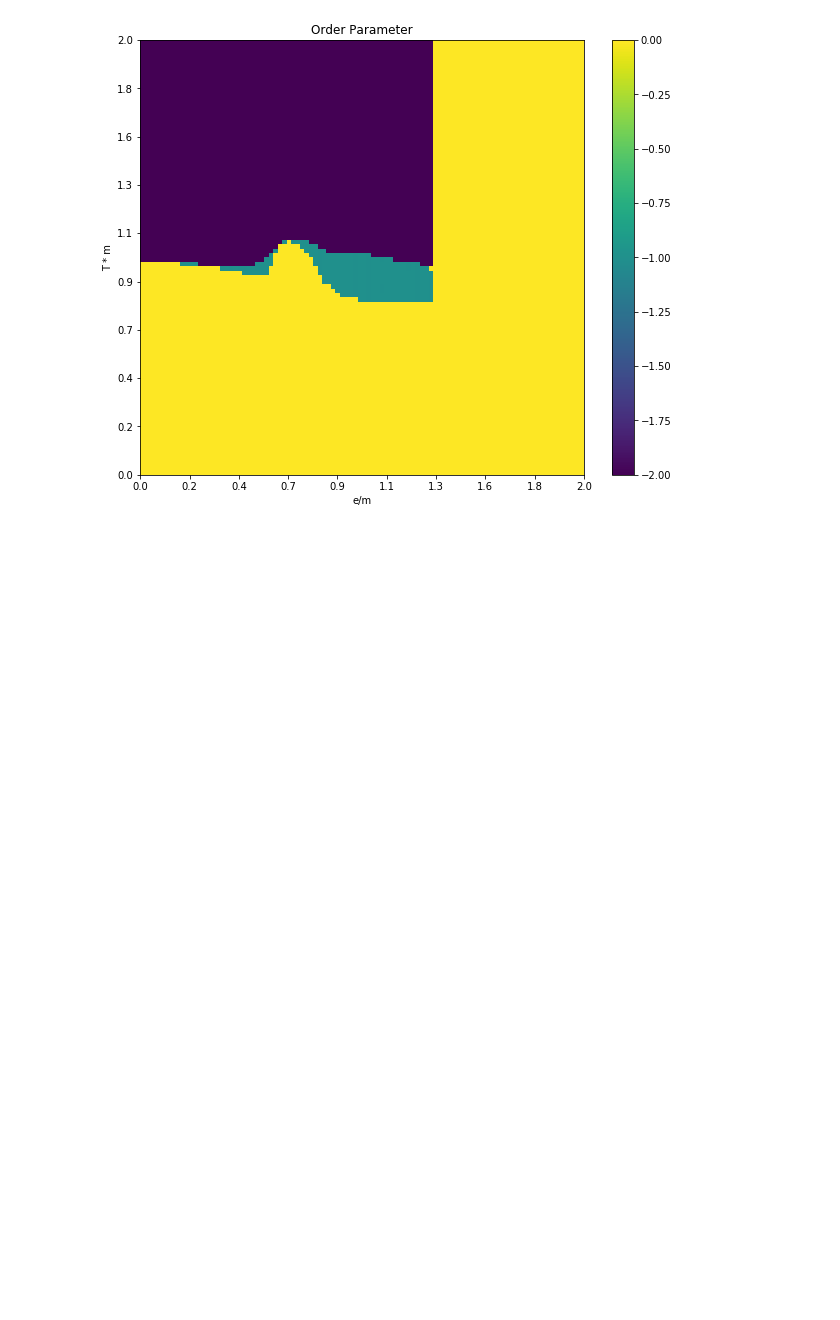
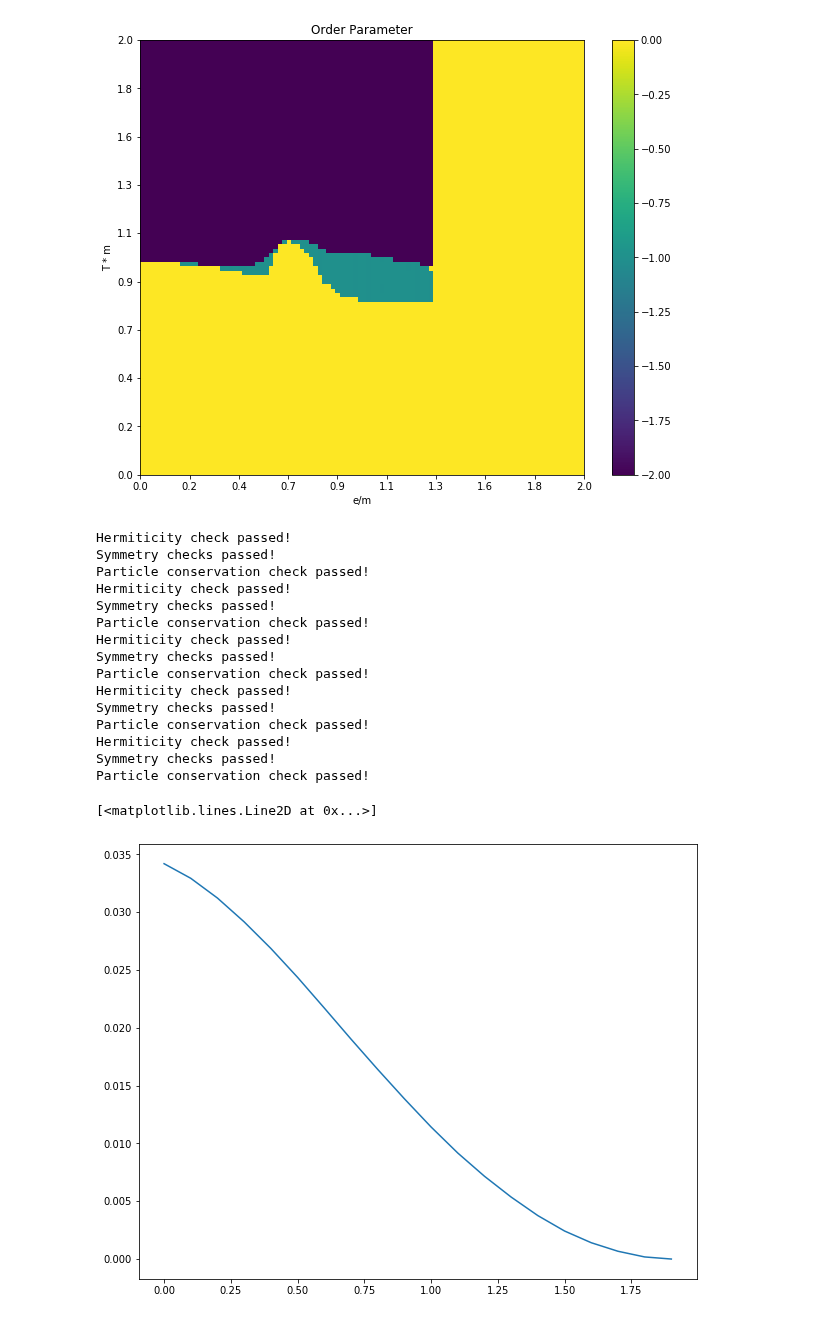
Before and after one commit to jacarolan/QuSpinLatticeFermions, a Jupyter notebook: ParameterScans.ipynb, the cells around one changed output. Drawn from its saved outputs; the diff is of its cells as text; code cells hidden in the pictures; blank space fills up the shorter version.

```diff
--- a/ParameterScans.ipynb
+++ b/ParameterScans.ipynb
@@ -303,3 +303,31 @@ ax.set_yticklabels(yticks)
 ax.yaxis.set_major_locator(ticker.LinearLocator(y_tickcount))
 # %% [output]
 [figure]
+# %%
+TSTEPS = 20
+TF = 2
+NINPUT = 8
+MINPUT = .8
+EVAL = np.sqrt(MINPUT*2)
+tempvecNu,tempvecL = simulate(TF,NINPUT,EVAL,MINPUT,TSTEPS)
+vecL = np.flip(tempvecL)
+vecNu = np.flip(tempvecNu)
+plt.plot(np.arange(TSTEPS)*TF/TSTEPS,vecL)
+# %% [output]
+Hermiticity check passed!
+Symmetry checks passed!
+Particle conservation check passed!
+Hermiticity check passed!
+Symmetry checks passed!
+Particle conservation check passed!
+Hermiticity check passed!
+Symmetry checks passed!
+Particle conservation check passed!
+Hermiticity check passed!
+Symmetry checks passed!
+Particle conservation check passed!
+Hermiticity check passed!
+Symmetry checks passed!
+Particle conservation check passed!
+[<matplotlib.lines.Line2D at 0x...>]
+[figure, added]
```
